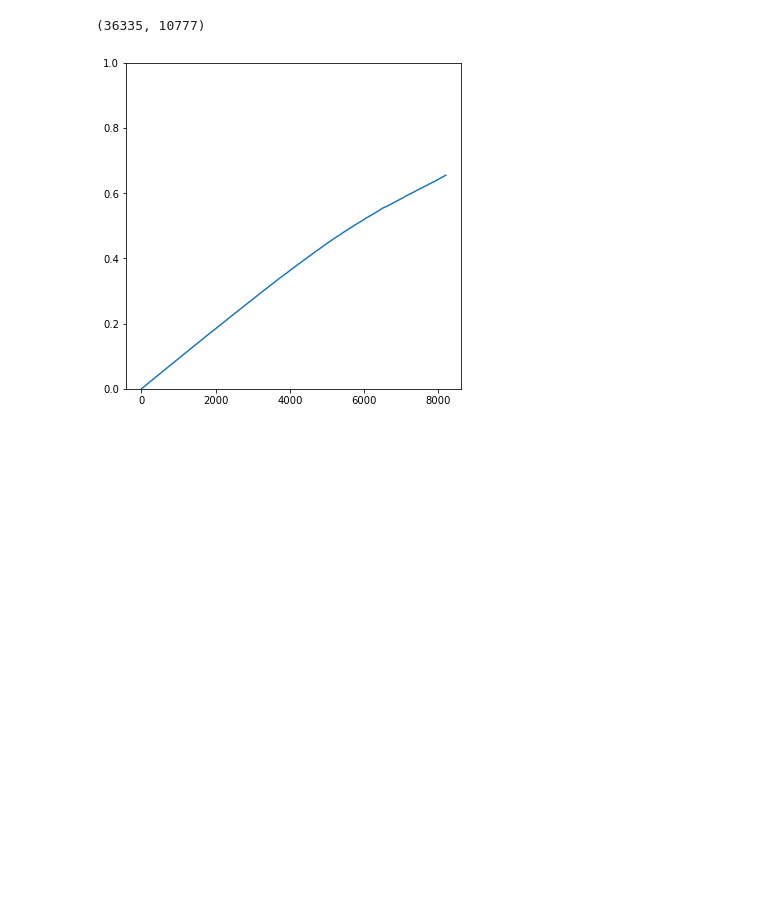
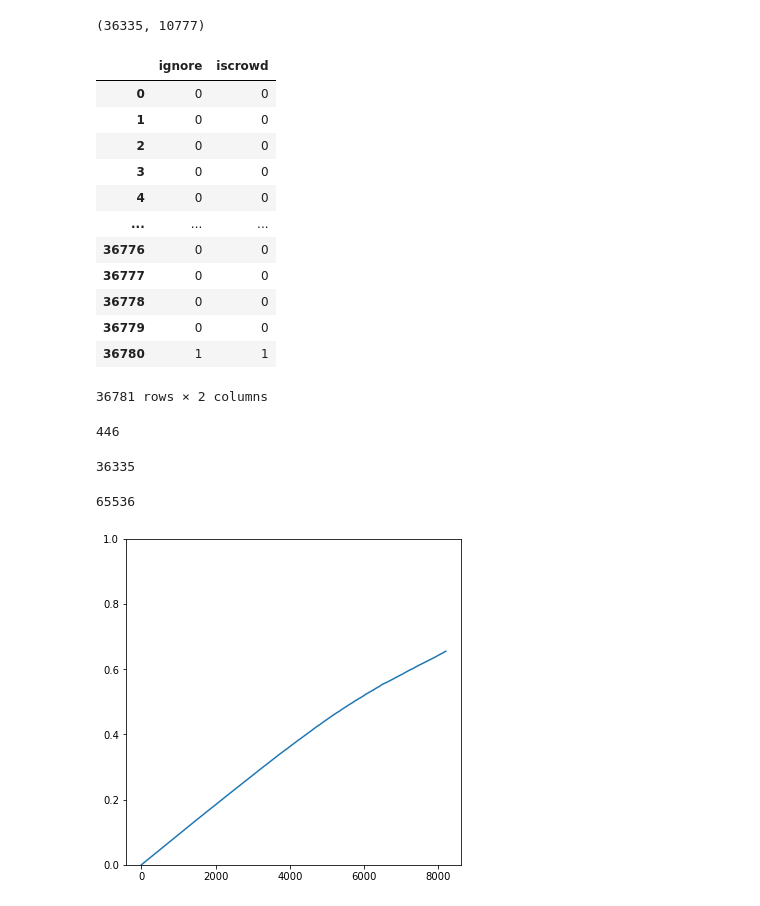
Before and after one commit to tgandor/urban_oculus, a Jupyter notebook: 2021-05-24-precision-recall.ipynb, the cells around one changed output. Drawn from its saved outputs; the diff is of its cells as text; code cells hidden in the pictures; blank space fills up the shorter version.

```diff
--- a/2021-05-24-precision-recall.ipynb
+++ b/2021-05-24-precision-recall.ipynb
@@ -30,0 +33,16 @@ sum(dr.num_gt_class(c) for c in dr.names.meta.thing_classes), nGT
+# %%
+pd.DataFrame(sum(dr.coco._gts.values(), []), columns=['ignore', 'iscrowd'])
+# %% [output]
+|  | ignore | iscrowd |
+| 0 | 0 | 0 |
+| 1 | 0 | 0 |
+| 2 | 0 | 0 |
+| 3 | 0 | 0 |
+| 4 | 0 | 0 |
+| ... | ... | ... |
+| 36776 | 0 | 0 |
+| 36777 | 0 | 0 |
+| 36778 | 0 | 0 |
+| 36779 | 0 | 0 |
+| 36780 | 1 | 1 |
+36781 rows × 2 columns
@@ -31,3 +51,15 @@ sum(dr.num_gt_class(c) for c in dr.names.meta.thing_classes), nGT
+# %%
+len(gtki[gtki.ignore == 1])
+# %% [output]
+446
+# %%
+len(gtki[gtki.ignore == 0])
+# %% [output]
+36335
+# %%
+2 ** 16
+# %% [output]
+65536
 # %%
 TP = np.cumsum([det["true_positive"] for det in dets])
 FP = np.cumsum([not det["true_positive"] for det in dets])
```
Also changed, not shown: parts of 6 cells of this notebook, 2 other files.
